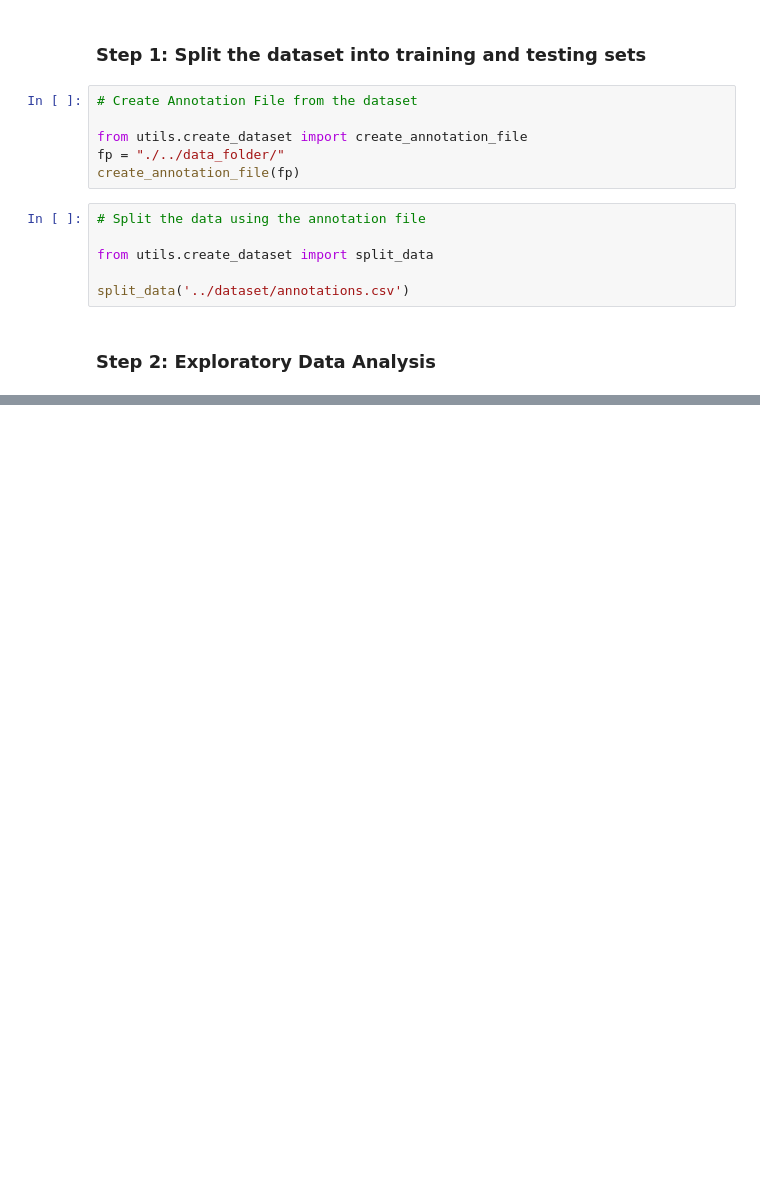
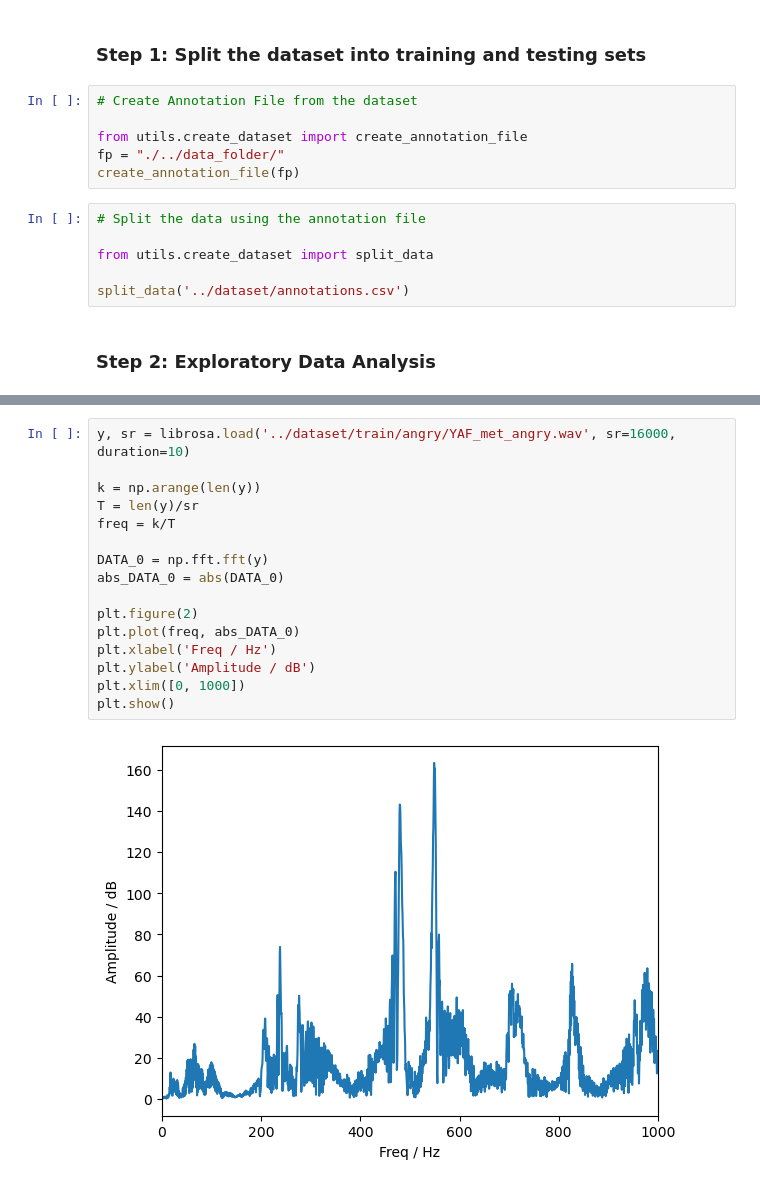
Before and after one commit to kanielv/MML, a Jupyter notebook: Assignment3/src/assignment3.ipynb, the cells around one changed output, grey strips where cells are left out. Saved outputs shown, nothing was run; the diff lists cells and outputs as text; blank space fills up the shorter version.

```diff
--- a/Assignment3/src/assignment3.ipynb
+++ b/Assignment3/src/assignment3.ipynb
@@ -40,0 +79,18 @@ fig = plot_waveform(sample_path, sample_name)
+# %%
+y, sr = librosa.load('../dataset/train/angry/YAF_met_angry.wav', sr=16000, duration=10)
+
+k = np.arange(len(y))
+T = len(y)/sr
+freq = k/T
+
+DATA_0 = np.fft.fft(y)
+abs_DATA_0 = abs(DATA_0)
+
+plt.figure(2)
+plt.plot(freq, abs_DATA_0)
+plt.xlabel('Freq / Hz')
+plt.ylabel('Amplitude / dB')
+plt.xlim([0, 1000])
+plt.show()
+# %% [output]
+[figure, added]
```
Also changed, not shown: parts of 11 cells of this notebook, 2 other files.
